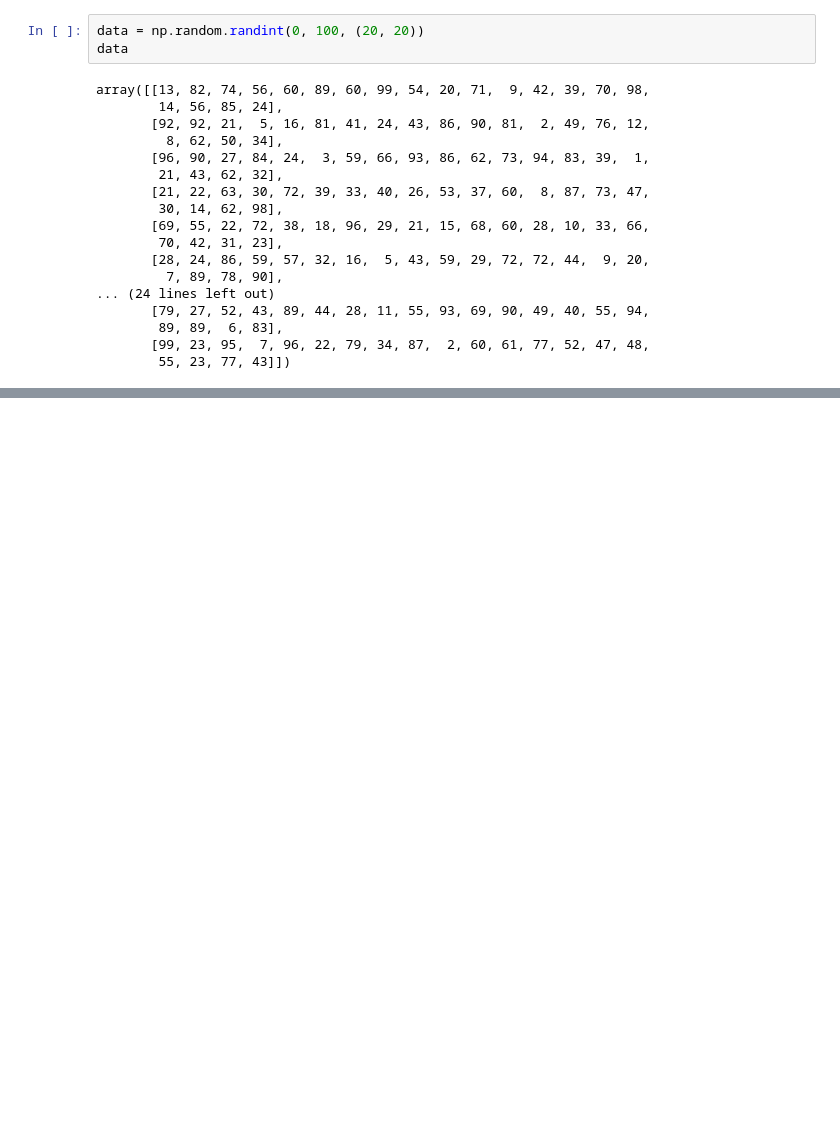
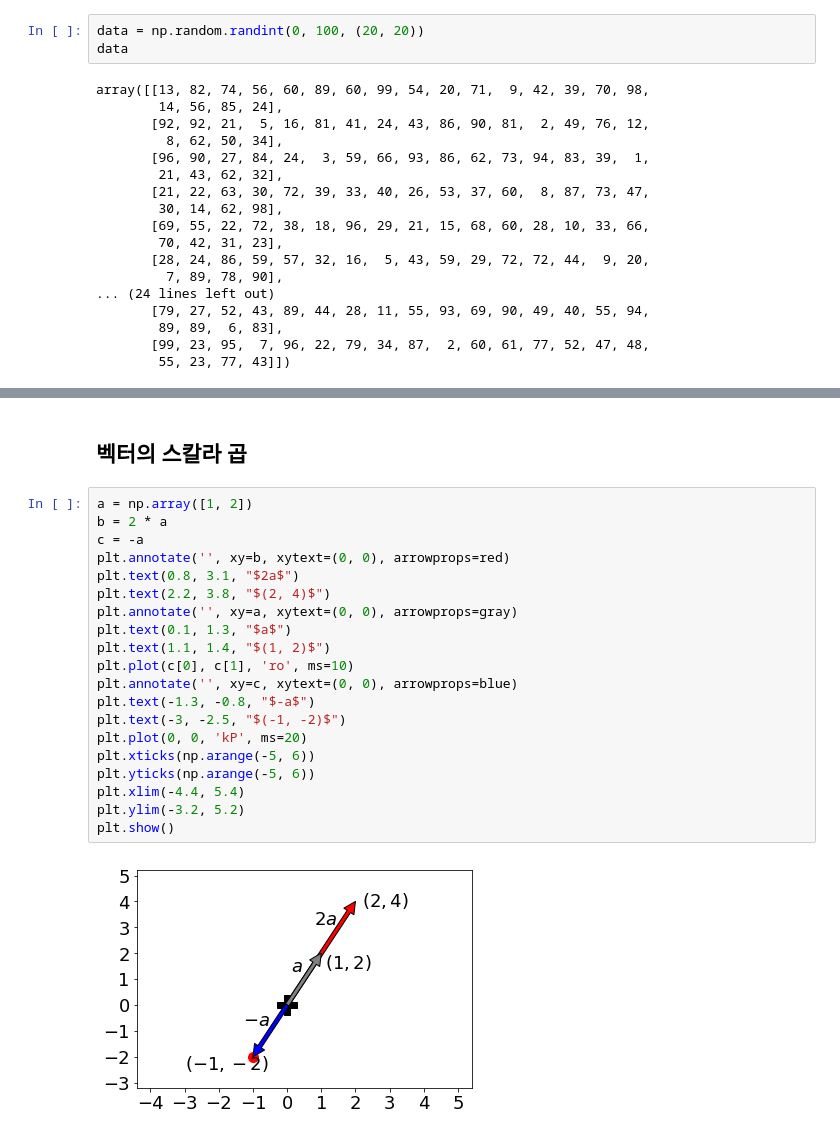
Before and after one commit to pyville/python, a Jupyter notebook: 0923.ipynb, the cells around one changed output, grey strips where cells are left out. Drawn from its saved outputs; the diff is of its cells as text; blank space fills up the shorter version.

```diff
--- a/0923.ipynb
+++ b/0923.ipynb
@@ -224,0 +278,24 @@ array([[13, 82, 74, 56, 60, 89, 60, 99, 54, 20, 71,  9, 42, 39, 70, 98,
+# %% [markdown]
+## 벡터의 스칼라 곱
+# %%
+a = np.array([1, 2])
+b = 2 * a
+c = -a
+plt.annotate('', xy=b, xytext=(0, 0), arrowprops=red)
+plt.text(0.8, 3.1, "$2a$")
+plt.text(2.2, 3.8, "$(2, 4)$")
+plt.annotate('', xy=a, xytext=(0, 0), arrowprops=gray)
+plt.text(0.1, 1.3, "$a$")
+plt.text(1.1, 1.4, "$(1, 2)$")
+plt.plot(c[0], c[1], 'ro', ms=10)
+plt.annotate('', xy=c, xytext=(0, 0), arrowprops=blue)
+plt.text(-1.3, -0.8, "$-a$")
+plt.text(-3, -2.5, "$(-1, -2)$")
+plt.plot(0, 0, 'kP', ms=20)
+plt.xticks(np.arange(-5, 6))
+plt.yticks(np.arange(-5, 6))
+plt.xlim(-4.4, 5.4)
+plt.ylim(-3.2, 5.2)
+plt.show()
+# %% [output]
+[figure, added]
```
Also changed, not shown: parts of 18 cells of this notebook.
